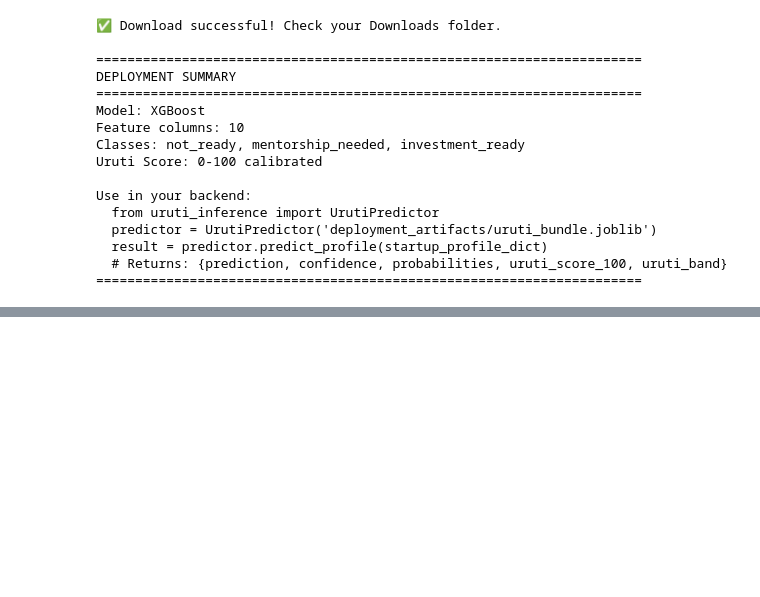
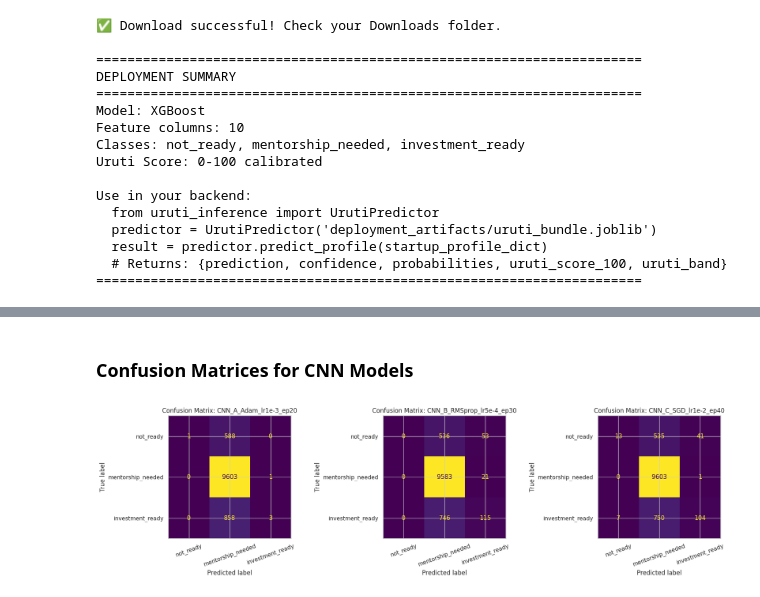
Before and after one commit to NiyonshutiDavid/uruti-platform, a Jupyter notebook: Notebooks/uruti-MLP_models/ModelCreation.ipynb, the cells around one changed output, grey strips where cells are left out. Drawn from its saved outputs; the diff is of its cells as text; code cells hidden in the pictures; blank space fills up the shorter version.

```diff
--- a/Notebooks/uruti-MLP_models/ModelCreation.ipynb
+++ b/Notebooks/uruti-MLP_models/ModelCreation.ipynb
@@ -2714,0 +2738,33 @@ Use in your backend:
+# %% [markdown]
+### Confusion Matrices for CNN Models
+# %%
+# Regenerate and display confusion matrices for CNN models
+n_models_cnn = len(cnn_artifacts)
+n_cols_cnn = 3
+n_rows_cnn = int(np.ceil(n_models_cnn / n_cols_cnn))
+fig_cnn, axes_cnn = plt.subplots(n_rows_cnn, n_cols_cnn, figsize=(6 * n_cols_cnn, 5 * n_rows_cnn))
+axes_cnn = np.array(axes_cnn).reshape(-1)
+
+for idx, (model_name, artifact) in enumerate(cnn_artifacts.items()):
+    # Need to re-predict for CNN models to get y_pred_cnn
+    preprocessor = artifact["preprocessor"]
+    cnn_model = artifact["model"]
+
+    X_val_proc_cnn = preprocessor.transform(X_val)
+    if hasattr(X_val_proc_cnn, "toarray"):
+        X_val_proc_cnn = X_val_proc_cnn.toarray()
+    X_val_input_cnn = X_val_proc_cnn.reshape(X_val_proc_cnn.shape[0], X_val_proc_cnn.shape[1], 1).astype(np.float32)
+    y_pred_cnn = np.argmax(cnn_model.predict(X_val_input_cnn, verbose=0), axis=1)
+
+    cm_cnn = confusion_matrix(y_val, y_pred_cnn, labels=list(range(len(CLASS_NAMES))))
+    disp_cnn = ConfusionMatrixDisplay(confusion_matrix=cm_cnn, display_labels=CLASS_NAMES)
+    disp_cnn.plot(ax=axes_cnn[idx], colorbar=False, xticks_rotation=20)
+    axes_cnn[idx].set_title(f'Confusion Matrix: {model_name}')
+
+for j in range(idx + 1, len(axes_cnn)):
+    axes_cnn[j].axis("off")
+
+plt.tight_layout()
+plt.show()
+# %% [output]
+[figure, added]
```
Also changed, not shown: parts of 2 cells of this notebook.
